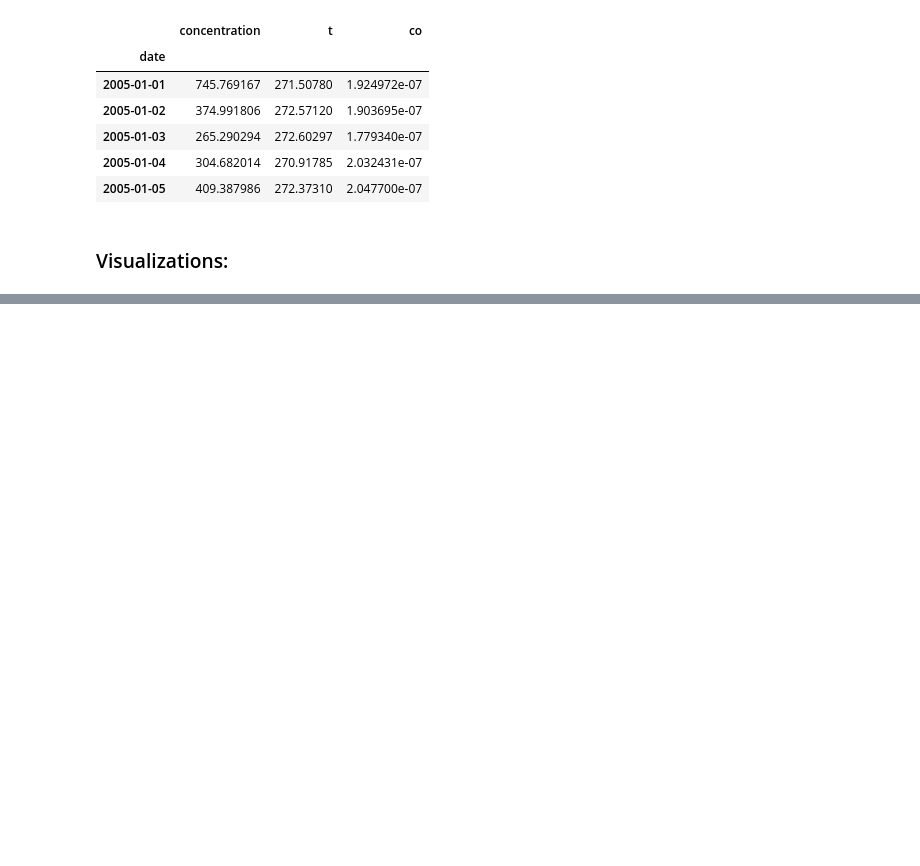
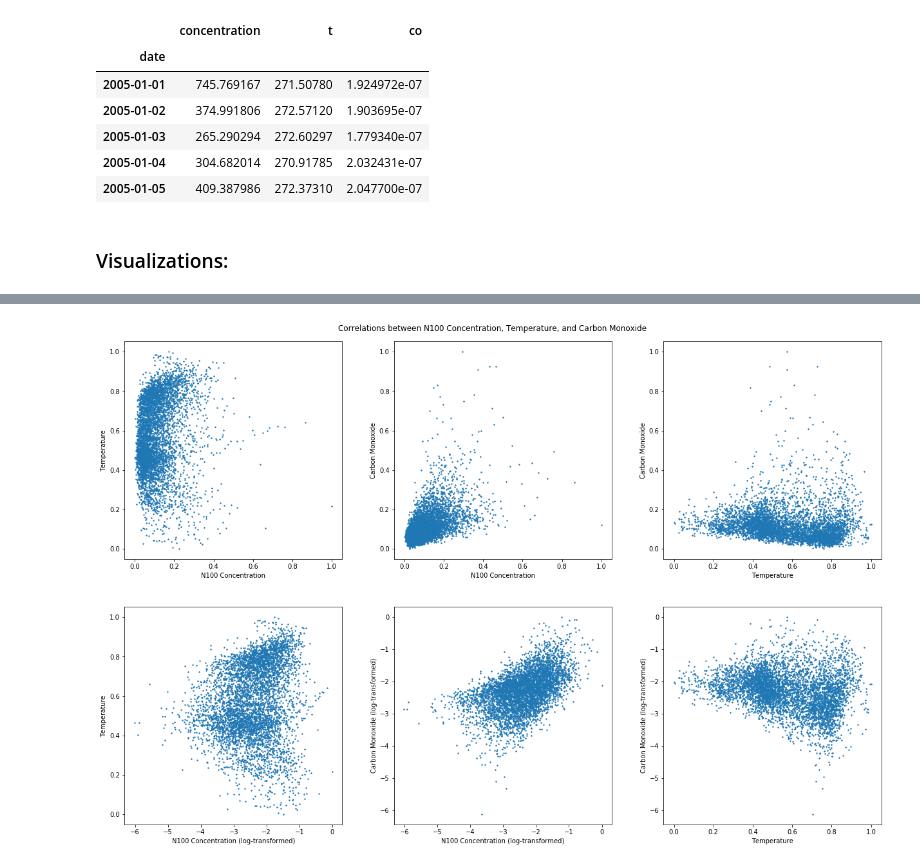
Before and after one commit to ellarauth/aerosol-modeling, a Jupyter notebook: notebooks/explore.ipynb, the cells around one changed output, grey strips where cells are left out. Cells and saved outputs as stored; diff of their text form; code cells hidden in the pictures; blank space fills up the shorter version.

```diff
--- a/notebooks/explore.ipynb
+++ b/notebooks/explore.ipynb
@@ -89,0 +158,35 @@ fig.suptitle('Data for '+city);
+# %%
+# plotting correlations of variables
+fig, ax = plt.subplots(2, 3)
+fig.set_size_inches(18,12)
+fig.suptitle('Correlations between N100 Concentration, Temperature, and Carbon Monoxide')
+
+ax[0, 0].scatter(df_scaled.concentration, df_scaled.t, s=2)
+ax[0, 1].scatter(df_scaled.concentration, df_scaled.co, s=2)
+ax[0, 2].scatter(df_scaled.t, df_scaled.co, s=2)
+
+ax[1, 0].scatter(df_log.concentration, df_scaled.t, s=2)
+ax[1, 1].scatter(df_log.concentration, df_log.co, s=2)
+ax[1, 2].scatter(df_scaled.t, df_log.co, s=2)
+
+for i in range(2):
+    n100 = 'N100 Concentration'
+    t = 'Temperature'
+    co = 'Carbon Monoxide'
+
+    if i == 1:
+        log = ' (log-transformed)'
+        n100 += log
+        co += log
+
+    ax[i, 0].set_xlabel(n100)
+    ax[i, 1].set_xlabel(n100)
+    ax[i, 2].set_xlabel(t)
+
+    ax[i, 0].set_ylabel(t)
+    ax[i, 1].set_ylabel(co)
+    ax[i, 2].set_ylabel(co)
+
+fig.tight_layout(pad=4);
+# %% [output]
+[figure, added]
```
Also changed, not shown: parts of 8 cells of this notebook.
